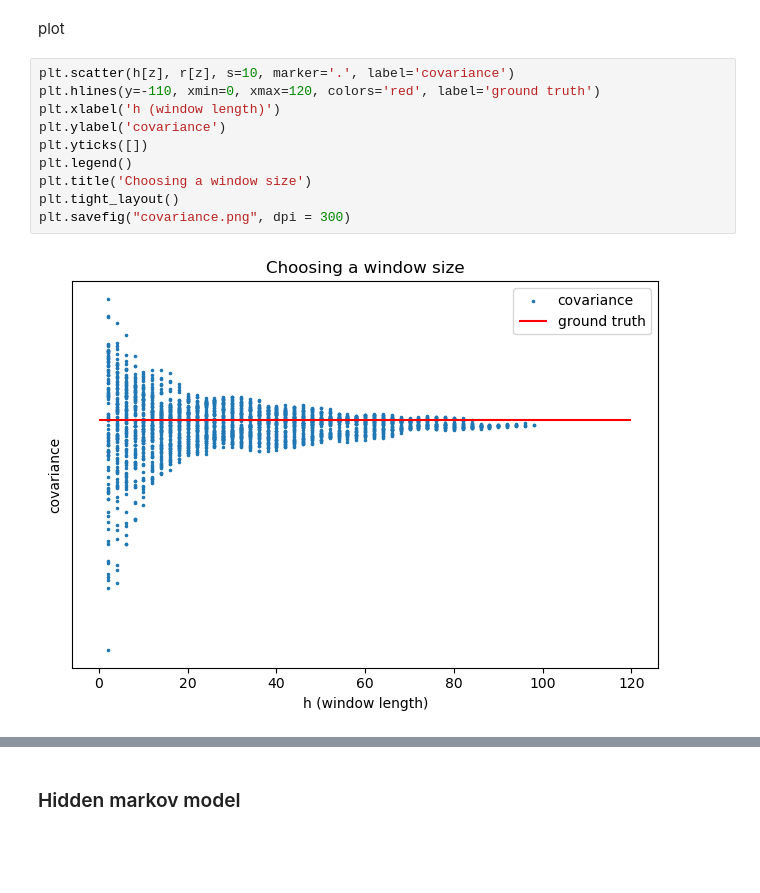
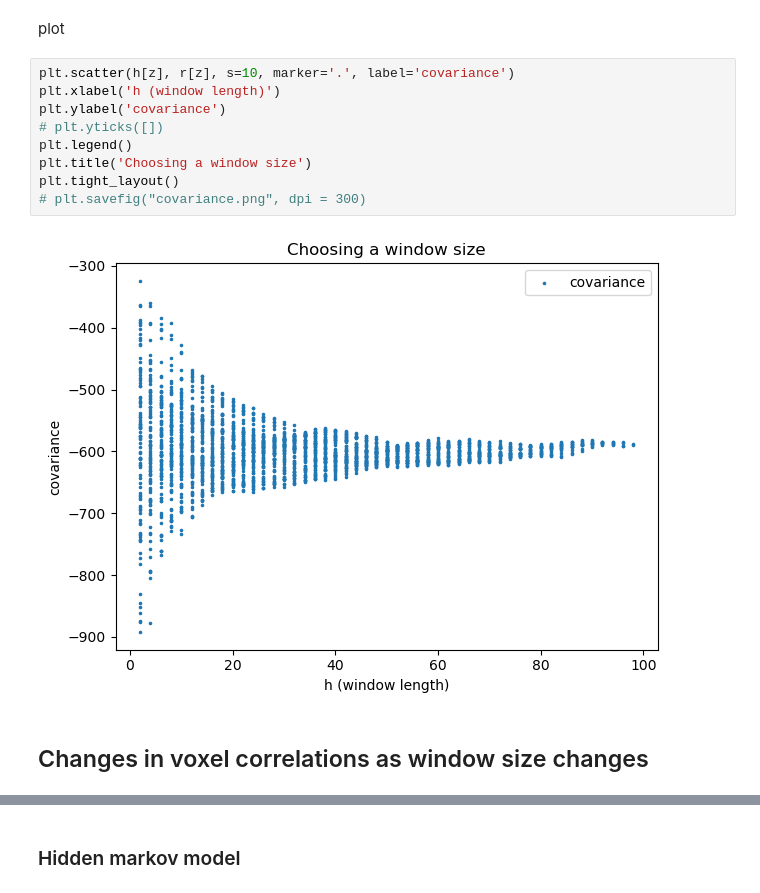
Before and after one commit to w-decker/SNL23_plots, a Jupyter notebook: plotting.ipynb, the cells around one changed output, grey strips where cells are left out. Saved outputs shown, nothing was run; the diff lists cells and outputs as text; blank space fills up the shorter version.

```diff
--- a/plotting.ipynb
+++ b/plotting.ipynb
@@ -157,13 +261,14 @@ z = r != 0
 plot
 # %%
 plt.scatter(h[z], r[z], s=10, marker='.', label='covariance')
-plt.hlines(y=-110, xmin=0, xmax=120, colors='red', label='ground truth')
 plt.xlabel('h (window length)')
 plt.ylabel('covariance')
-plt.yticks([])
+# plt.yticks([])
 plt.legend()
 plt.title('Choosing a window size')
 plt.tight_layout()
-plt.savefig("covariance.png", dpi = 300)
+# plt.savefig("covariance.png", dpi = 300)
 # %% [output]
-[figure, old version]
+[figure, new version]
+# %% [markdown]
+## Changes in voxel correlations as window size changes
```
Also changed, not shown: parts of 24 cells of this notebook.
